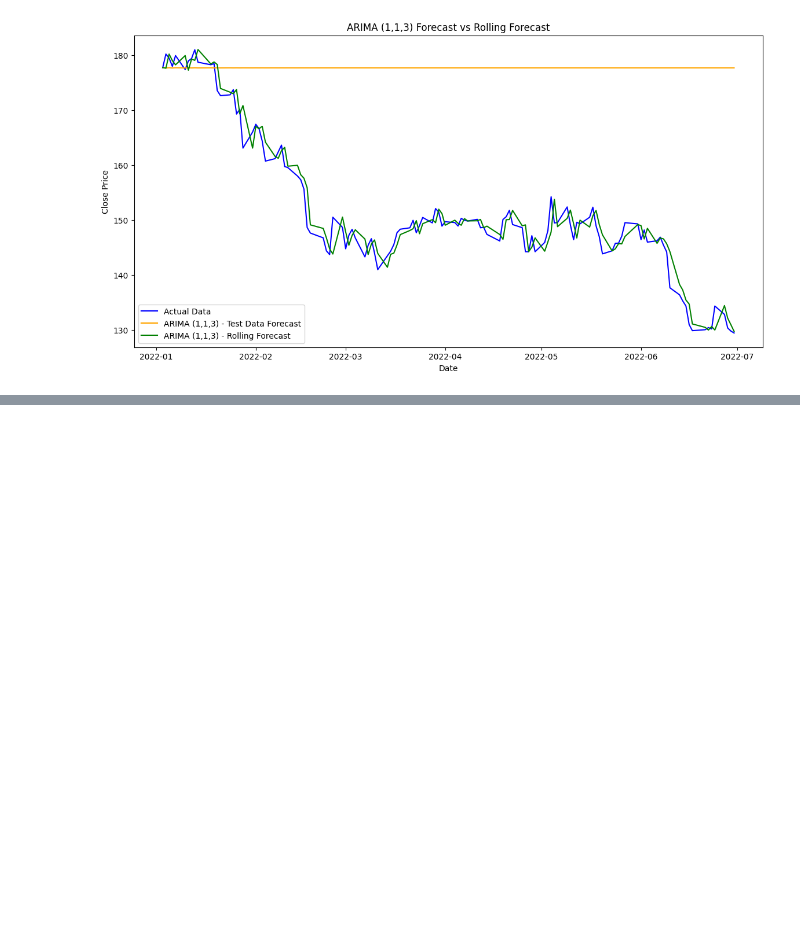
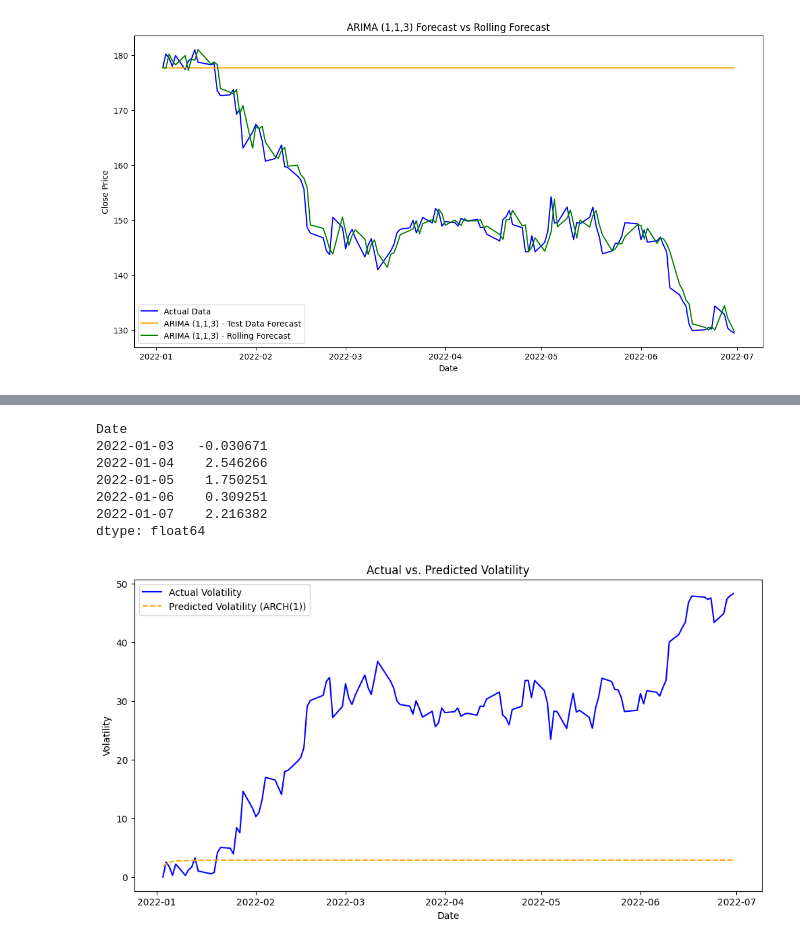
Before and after one commit to yothisisash/IT1244-Stock-Market, a Jupyter notebook: aswin.ipynb, the cells around one changed output, grey strips where cells are left out. Drawn from its saved outputs; the diff is of its cells as text; code cells hidden in the pictures; blank space fills up the shorter version.

```diff
--- a/aswin.ipynb
+++ b/aswin.ipynb
@@ -796,0 +886,8 @@ See the caveats in the documentation: https://pandas.pydata.org/pandas-docs/stab
+# %%
+
+# Step 2: Fit the GARCH(2,0) model on the training data residuals
+garch_model = arch_model(train_residuals.dropna(), vol='Garch', p=1, q=0)  # vol='Garch' specifies a GARCH model
+garch_result = garch_model.fit(disp='off')  # disp='off' to suppress output
+
+# Step 3: Display the GARCH model summary
+print(garch_result.summary())
@@ -796,0 +912,54 @@ See the caveats in the documentation: https://pandas.pydata.org/pandas-docs/stab
+# %%
+
+# Fit the ARIMA model on the training data
+model = SARIMAX(training_data['Close'], order=selected_order, enforce_stationarity=False, enforce_invertibility=False)
+fitted_model = model.fit(disp=False)
+
+# Forecast for the test data period
+forecast = fitted_model.get_forecast(steps=len(test_data))
+predicted_mean_test = forecast.predicted_mean
+
+# Align indexes of forecasted values with test data
+predicted_mean_test.index = test_data.index
+
+# Calculate test residuals
+test_residuals = test_data['Close'] - predicted_mean_test
+
+# Print the first few test residuals to verify
+print(test_residuals.head())
+
+# Assuming you already have the fitted ARCH(1) model on the training residuals
+# Forecast the conditional volatility for the test data period
+# `horizon` is the length of the test data
+forecast_horizon = len(test_data)
+arch_forecast = garch_result.forecast(horizon=forecast_horizon)
+
+# Extract the predicted conditional volatility for the test period
+predicted_volatility = np.sqrt(arch_forecast.variance.values[-forecast_horizon:])  # Take the square root to get standard deviation
+
+# Ensure predicted_volatility is one-dimensional
+predicted_volatility = predicted_volatility.flatten()
+
+# Calculate the actual volatility from test data
+# You can use the squared residuals from the ARIMA model on the test data as a proxy for actual volatility
+# This assumes `test_residuals` has been computed as `test_data['Close'] - predicted_values_from_ARIMA`
+actual_volatility = np.sqrt(test_residuals ** 2)
+
+# Plot the actual vs. predicted volatility
+plt.figure(figsize=(12, 6))
+plt.plot(test_data.index, actual_volatility, label='Actual Volatility', color='blue')
+plt.plot(test_data.index, predicted_volatility, label='Predicted Volatility (ARCH(1))', color='orange', linestyle='--')
+plt.title('Actual vs. Predicted Volatility')
+plt.xlabel('Date')
+plt.ylabel('Volatility')
+plt.legend()
+plt.show()
+# %% [output]
+Date
+2022-01-03   -0.030671
+2022-01-04    2.546266
+2022-01-05    1.750251
+2022-01-06    0.309251
+2022-01-07    2.216382
+dtype: float64
+[figure, added]
```
Also changed, not shown: parts of 16 cells of this notebook.
